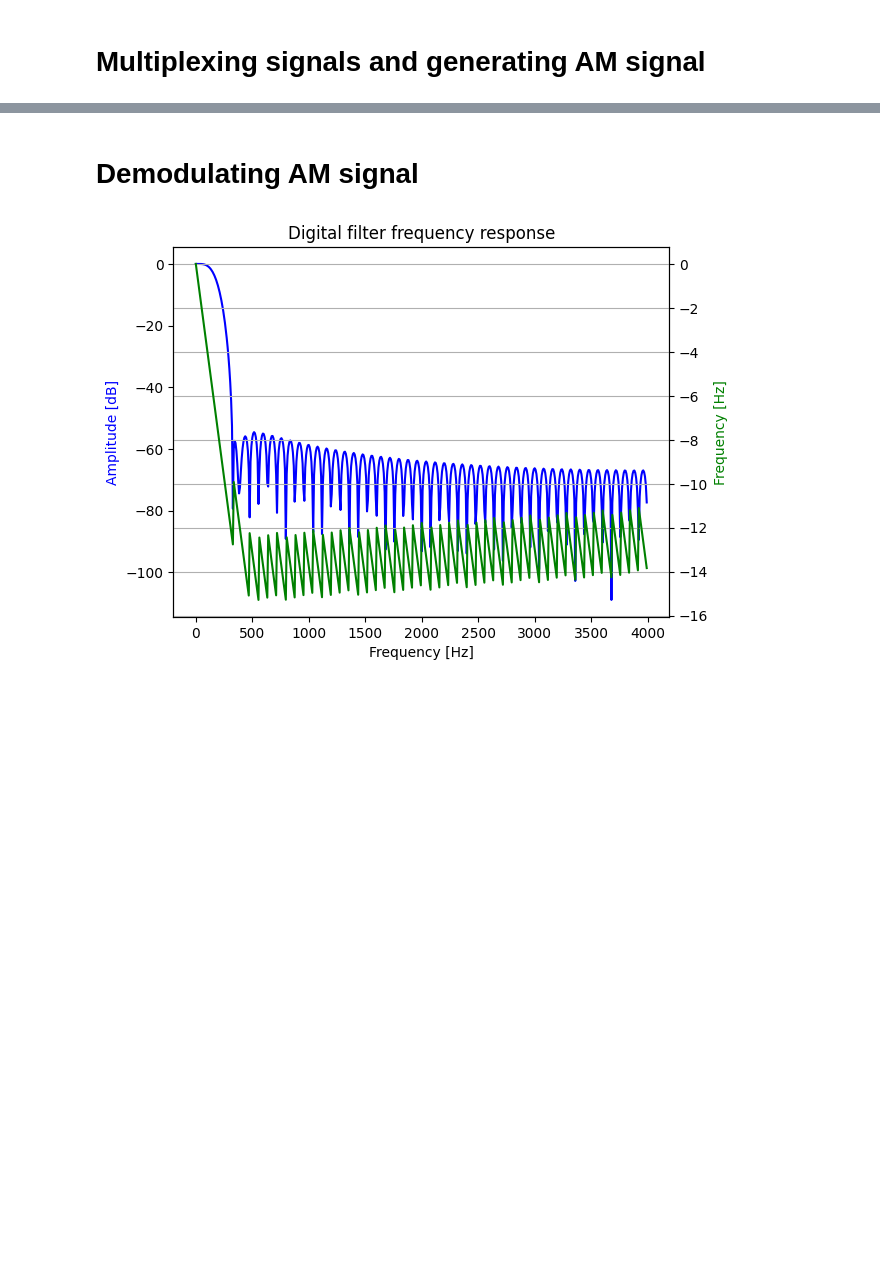
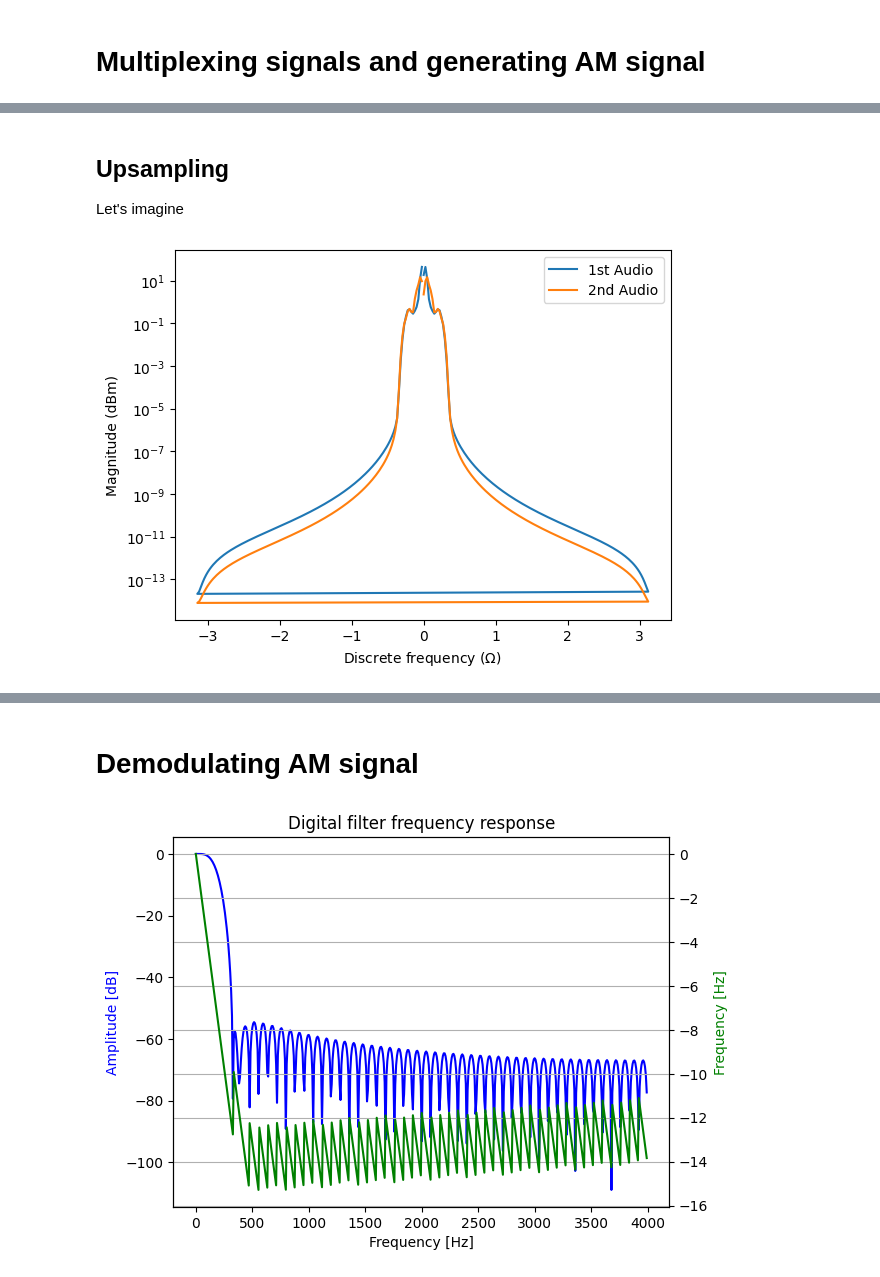
Before and after one commit to cleversonahum/digital_transmission_codes, a Jupyter notebook: codes/am-exercise-1.ipynb, the cells around one changed output, grey strips where cells are left out. Saved outputs shown, nothing was run; the diff lists cells and outputs as text; code cells hidden in the pictures; blank space fills up the shorter version.

```diff
--- a/codes/am-exercise-1.ipynb
+++ b/codes/am-exercise-1.ipynb
@@ -39,6 +67,10 @@ plt.show()
+# %% [markdown]
+## Upsampling
+
+Let's imagine
 # %%
 # Resampling signal
-U = 16 # Upsampling factor
+U = 10 # Upsampling factor
 Fs_tx = U*Fs1
 carrier_if = 600e3
 carriers = np.array([610, 620]) * 1e3
@@ -46,6 +78,19 @@ BW_am = 5e3 # 5kHz baseband or 10 kHz passband
 f_max = carriers[-1] - carrier_if + BW_am
 audio1_resampled = signal.resample(audio1, int(Fs_tx*t))
 audio2_resampled = signal.resample(audio2, int(Fs_tx*t))
+# %%
+# Plot signal power and frequencies
+xf1, yp1 = signal.welch(audio1_resampled, Fs_tx, return_onesided=False)
+xf2, yp2 = signal.welch(audio2_resampled, Fs_tx, return_onesided=False)
+plt.figure()
+plt.semilogy(2*np.pi*xf1/Fs_tx, yp1, label="1st Audio")
+plt.semilogy(2*np.pi*xf2/Fs_tx, yp2, label="2nd Audio")
+plt.legend()
+plt.xlabel(r"Discrete frequency ($\Omega$)")
+plt.ylabel("Magnitude (dBm)")
+plt.show()
+# %% [output]
+[figure, added]
 # %%
 # Multiplexing signals x1 and x2 into x considering carrier frequencies 610kHz and 620kHz, respectively
 h = 0.5
```
Also changed, not shown: parts of 9 cells of this notebook.
